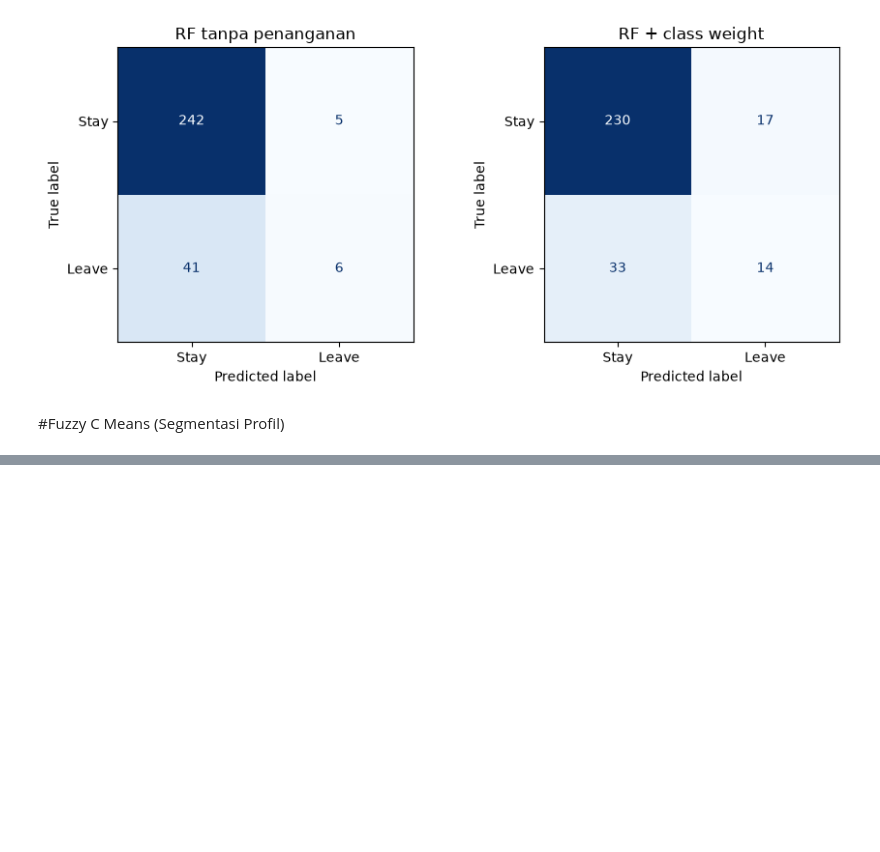
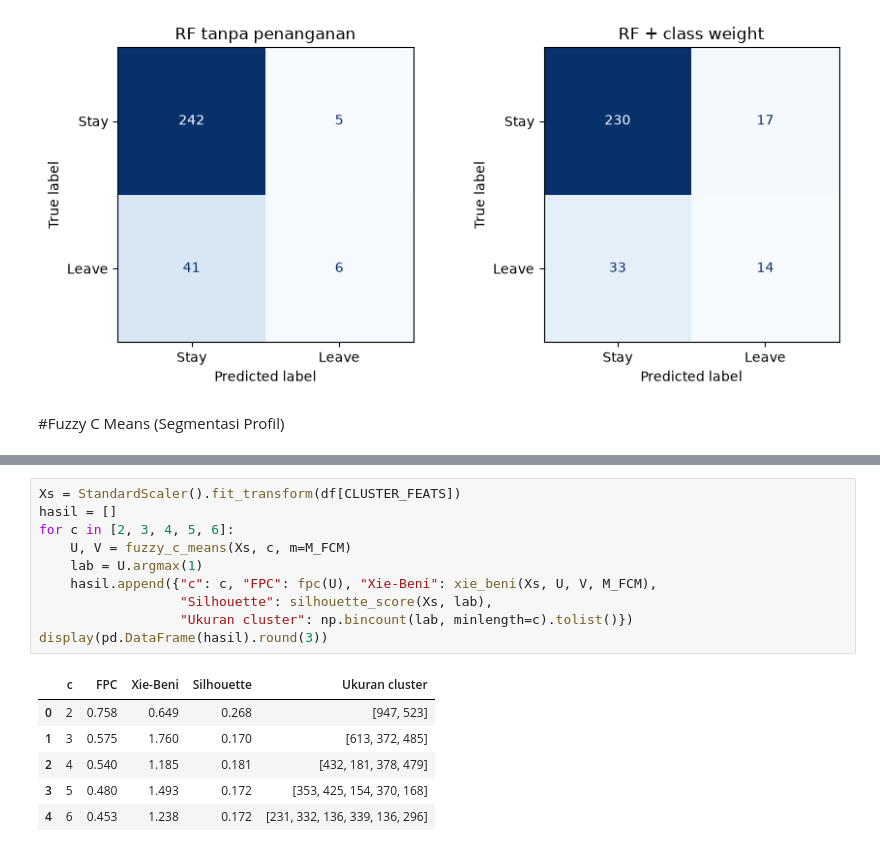
Before and after one commit to manl1/Project-ETS-Machine-Learning, a Jupyter notebook: project-ets.ipynb, the cells around one changed output, grey strips where cells are left out. Saved outputs shown, nothing was run; the diff lists cells and outputs as text; blank space fills up the shorter version.

```diff
--- a/project-ets.ipynb
+++ b/project-ets.ipynb
@@ -484 +464,18 @@ Name: count, dtype: int64
+# %%
+Xs = StandardScaler().fit_transform(df[CLUSTER_FEATS])
+hasil = []
+for c in [2, 3, 4, 5, 6]:
+    U, V = fuzzy_c_means(Xs, c, m=M_FCM)
+    lab = U.argmax(1)
+    hasil.append({"c": c, "FPC": fpc(U), "Xie-Beni": xie_beni(Xs, U, V, M_FCM),
+                  "Silhouette": silhouette_score(Xs, lab),
+                  "Ukuran cluster": np.bincount(lab, minlength=c).tolist()})
+display(pd.DataFrame(hasil).round(3))
+# %% [output]
+|  | c | FPC | Xie-Beni | Silhouette | Ukuran cluster |
+| 0 | 2 | 0.758 | 0.649 | 0.268 | [947, 523] |
+| 1 | 3 | 0.575 | 1.760 | 0.170 | [613, 372, 485] |
+| 2 | 4 | 0.540 | 1.185 | 0.181 | [432, 181, 378, 479] |
+| 3 | 5 | 0.480 | 1.493 | 0.172 | [353, 425, 154, 370, 168] |
+| 4 | 6 | 0.453 | 1.238 | 0.172 | [231, 332, 136, 339, 136, 296] |
 # %%
```
Also changed, not shown: parts of 7 cells of this notebook.
